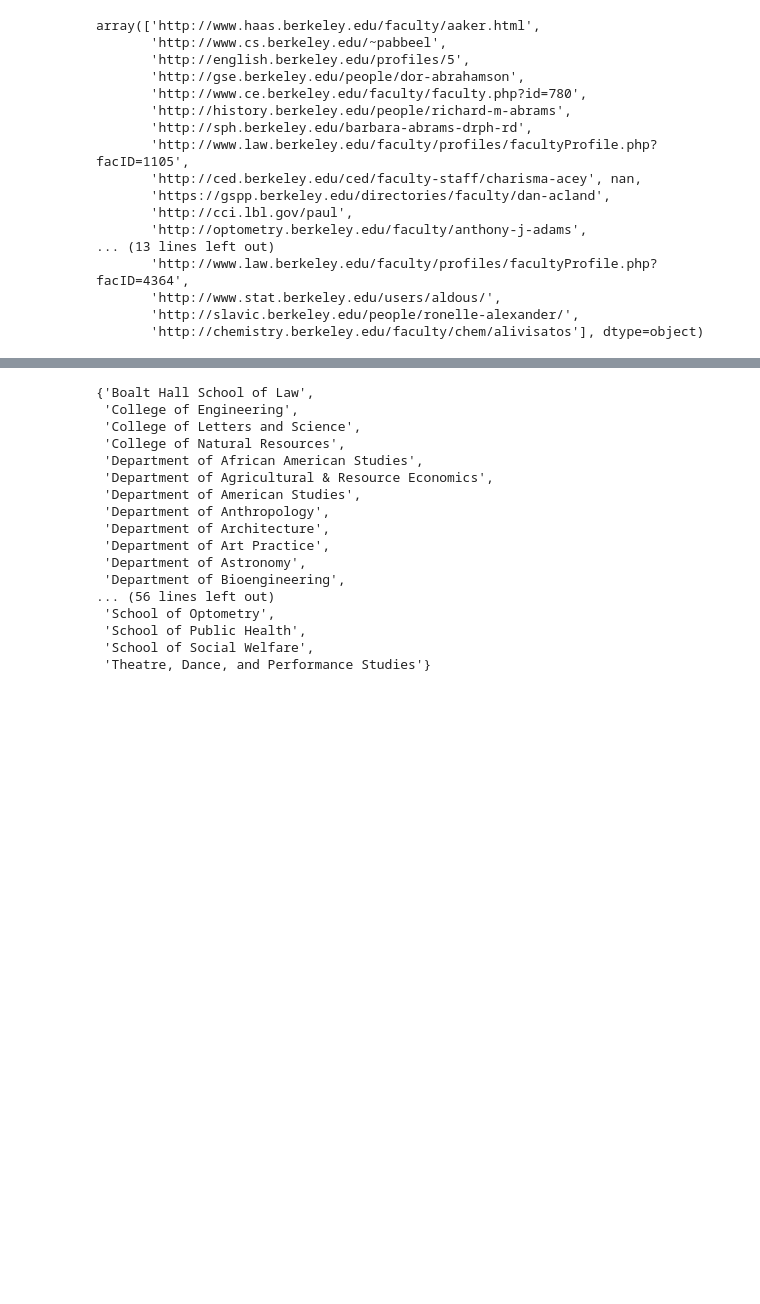
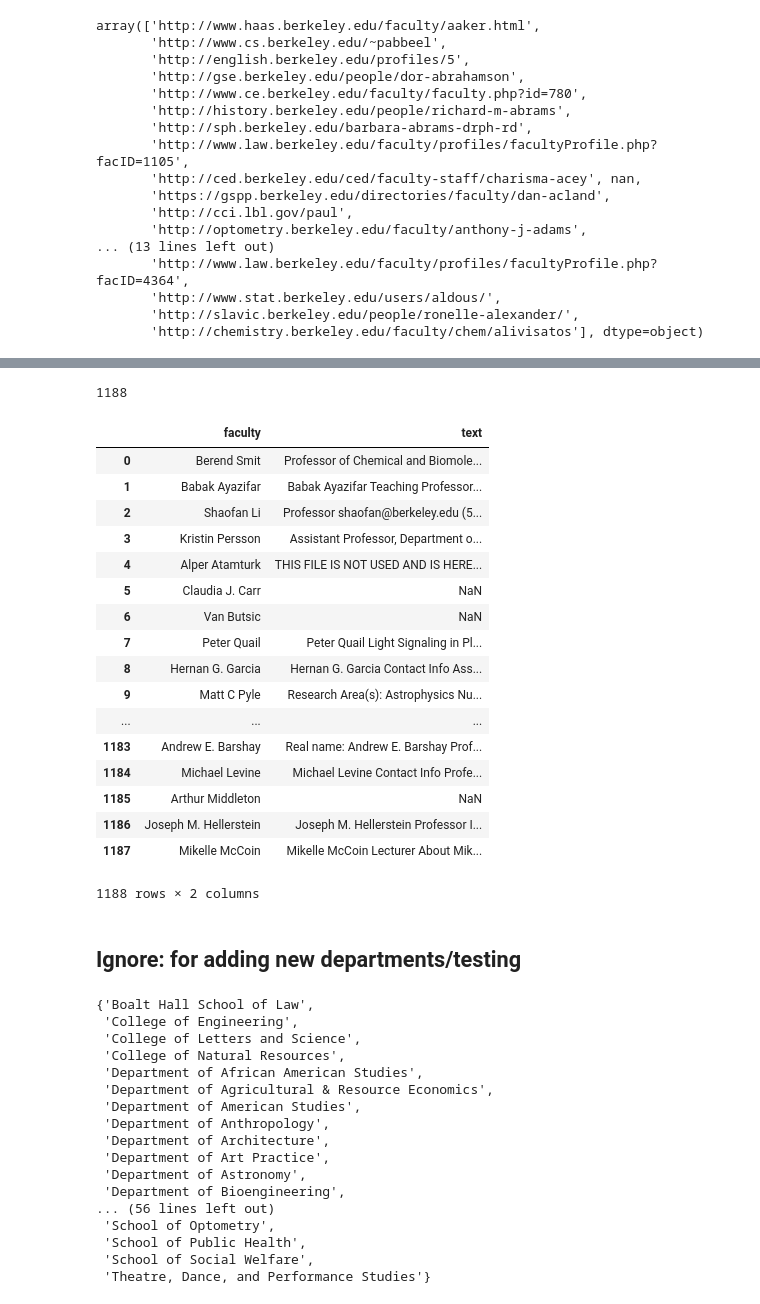
Before and after one commit to jsonchin/BIDS, a Jupyter notebook: scraping/scrape_faculty_websites.ipynb, the cells around one changed output, grey strips where cells are left out. Saved outputs shown, nothing was run; the diff lists cells and outputs as text; code cells hidden in the pictures; blank space fills up the shorter version.

Commit message:
added faculty website profile data and cleaned up code

```diff
--- a/scraping/scrape_faculty_websites.ipynb
+++ b/scraping/scrape_faculty_websites.ipynb
@@ -582,3 +588,30 @@ IndexError: list index out of range
+# %%
+len(profile_df)
+# %% [output]
+1188
+# %%
+pd.read_csv('../scraped_data/faculty_website_profiles.csv', sep='~')
+# %% [output]
+|  | faculty | text |
+| 0 | Berend Smit | Professor of Chemical and Biomole... |
+| 1 | Babak Ayazifar | Babak Ayazifar Teaching Professor... |
+| 2 | Shaofan Li | Professor shaofan@berkeley.edu (5... |
+| 3 | Kristin Persson | Assistant Professor, Department o... |
+| 4 | Alper Atamturk | THIS FILE IS NOT USED AND IS HERE... |
+| 5 | Claudia J. Carr | NaN |
+| 6 | Van Butsic | NaN |
+| 7 | Peter Quail | Peter Quail Light Signaling in Pl... |
+| 8 | Hernan G. Garcia | Hernan G. Garcia Contact Info Ass... |
+| 9 | Matt C Pyle | Research Area(s): Astrophysics Nu... |
+| ... | ... | ... |
+| 1183 | Andrew E. Barshay | Real name: Andrew E. Barshay Prof... |
+| 1184 | Michael Levine | Michael Levine Contact Info Profe... |
+| 1185 | Arthur Middleton | NaN |
+| 1186 | Joseph M. Hellerstein | Joseph M. Hellerstein Professor I... |
+| 1187 | Mikelle McCoin | Mikelle McCoin Lecturer About Mik... |
+1188 rows × 2 columns
+# %% [markdown]
+## Ignore: for adding new departments/testing
 # %%
 set(df_faculty['department'])
 # %% [output]
```
Also changed, not shown: parts of 12 cells of this notebook, 1 other file.
